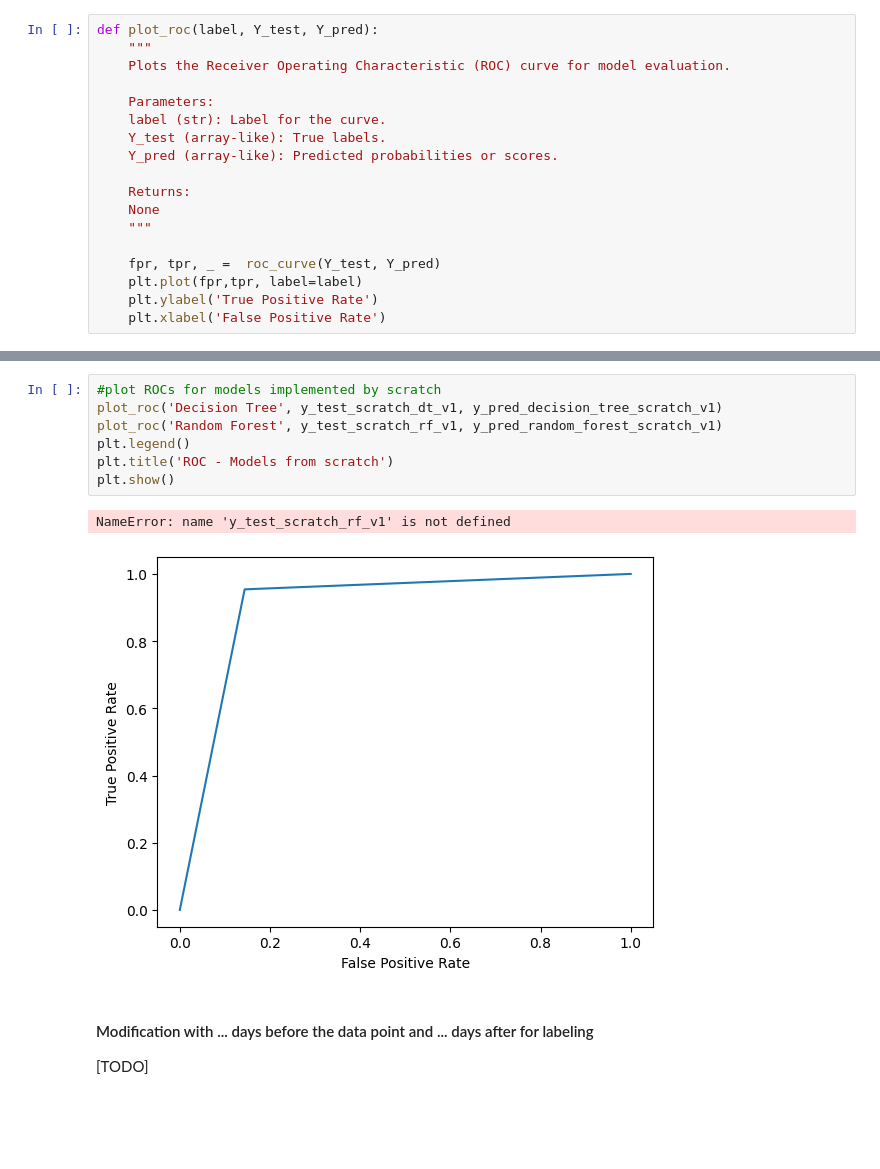
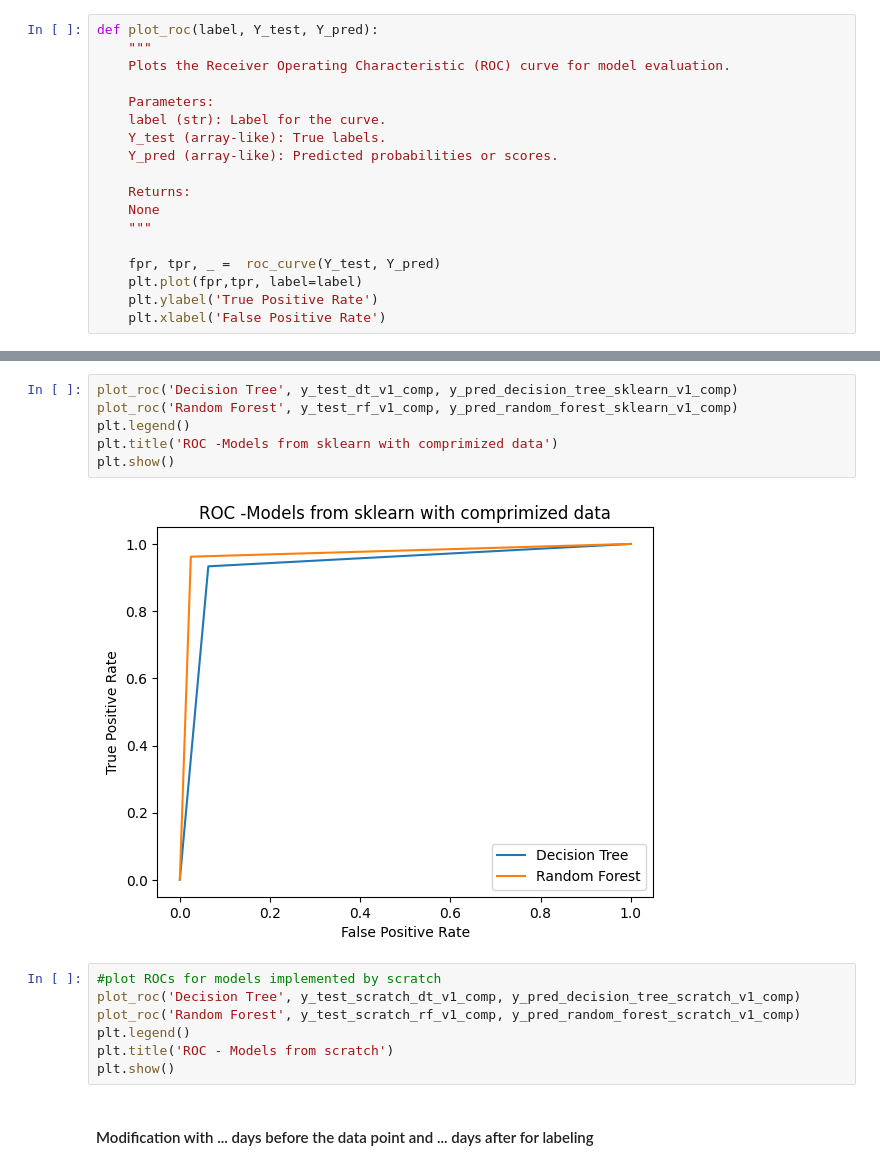
Before and after one commit to Pink-Programmer/AI-Application, a Jupyter notebook: Code/modify_data.ipynb, the cells around one changed output, grey strips where cells are left out. Cells and saved outputs as stored; diff of their text form; blank space fills up the shorter version.

```diff
--- a/Code/modify_data.ipynb
+++ b/Code/modify_data.ipynb
@@ -822,17 +863,20 @@ NameError: name 'y_test_rf_v1' is not defined
+# %%
+plot_roc('Decision Tree', y_test_dt_v1_comp, y_pred_decision_tree_sklearn_v1_comp)
+plot_roc('Random Forest', y_test_rf_v1_comp, y_pred_random_forest_sklearn_v1_comp)
+plt.legend()
+plt.title('ROC -Models from sklearn with comprimized data')
+plt.show()
+# %% [output]
+[figure, added]
 # %%
 #plot ROCs for models implemented by scratch
-plot_roc('Decision Tree', y_test_scratch_dt_v1, y_pred_decision_tree_scratch_v1)
-plot_roc('Random Forest', y_test_scratch_rf_v1, y_pred_random_forest_scratch_v1)
+plot_roc('Decision Tree', y_test_scratch_dt_v1_comp, y_pred_decision_tree_scratch_v1_comp)
+plot_roc('Random Forest', y_test_scratch_rf_v1_comp, y_pred_random_forest_scratch_v1_comp)
 plt.legend()
 plt.title('ROC - Models from scratch')
 plt.show()
-# %% [output]
-NameError: name 'y_test_scratch_rf_v1' is not defined
-[figure, removed]
 # %% [markdown]
 #### Modification with ... days before the data point and ... days after for labeling
-
-[TODO]
 # %%
 #plot ROCs for models bild with sklearn
 
```
Also changed, not shown: parts of 30 cells of this notebook.
